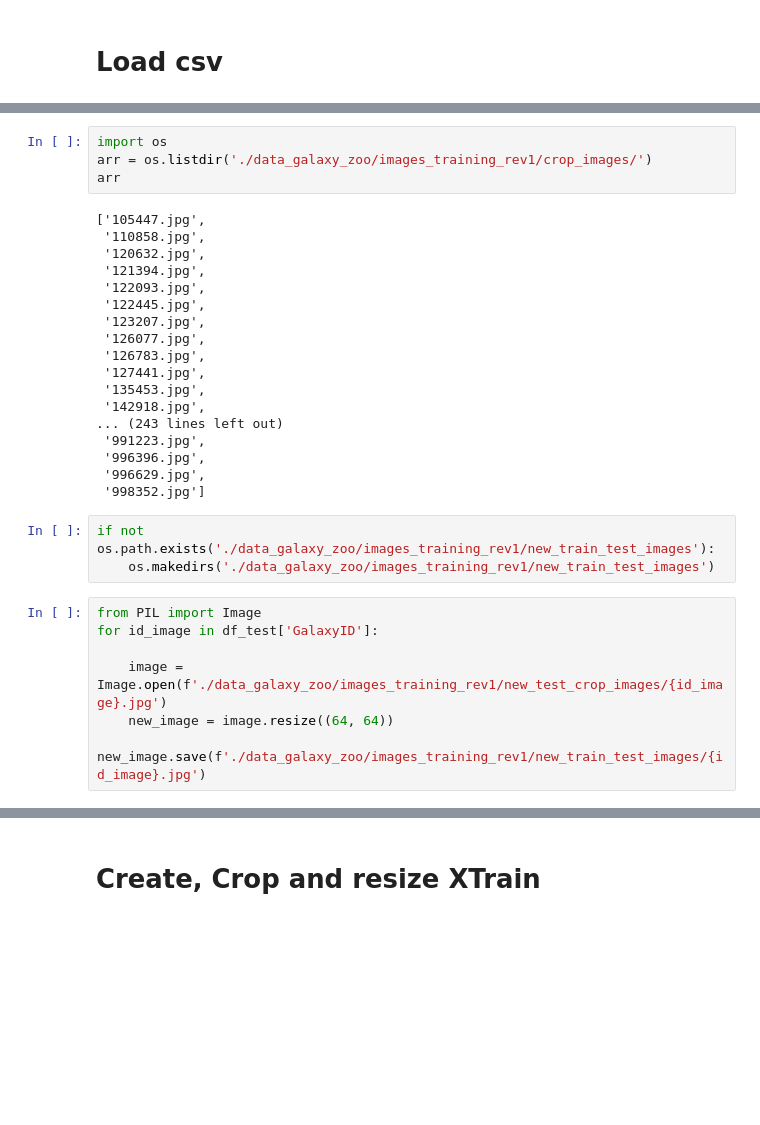
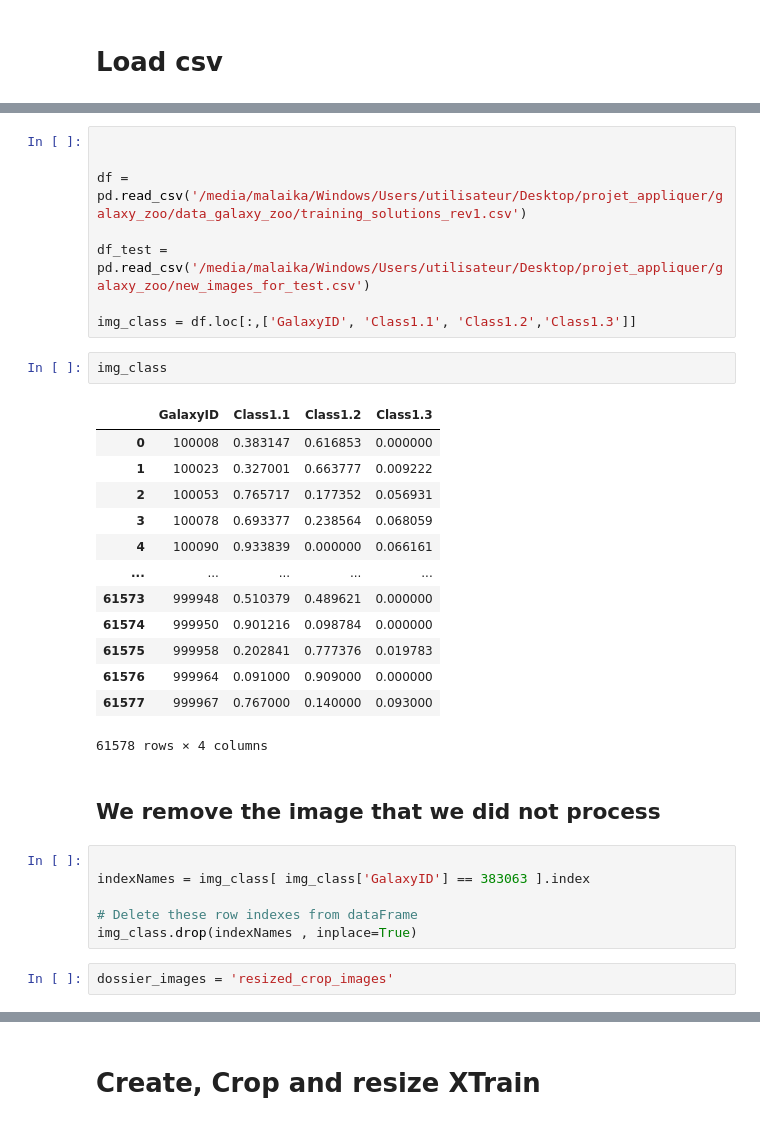
Before and after one commit to Simplon-IA-Bdx-1/galaxy-zoo, a Jupyter notebook: GalaxyZoo_CNN.ipynb, the cells around one changed output, grey strips where cells are left out. Drawn from its saved outputs; the diff is of its cells as text; blank space fills up the shorter version.

```diff
--- a/GalaxyZoo_CNN.ipynb
+++ b/GalaxyZoo_CNN.ipynb
@@ -11,32 +18,34 @@ df_test = pd.read_csv('new_images_for_test.csv')
-# %%
-import os
-arr = os.listdir('./data_galaxy_zoo/images_training_rev1/crop_images/')
-arr
-# %% [output]
-['105447.jpg',
- '110858.jpg',
- '120632.jpg',
- '121394.jpg',
- '122093.jpg',
- '122445.jpg',
- '123207.jpg',
- '126077.jpg',
- '126783.jpg',
- '127441.jpg',
- '135453.jpg',
- '142918.jpg',
-... (243 lines left out)
- '991223.jpg',
- '996396.jpg',
- '996629.jpg',
- '998352.jpg']
-# %%
-if not os.path.exists('./data_galaxy_zoo/images_training_rev1/new_train_test_images'):
-    os.makedirs('./data_galaxy_zoo/images_training_rev1/new_train_test_images')
-# %%
-from PIL import Image
-for id_image in df_test['GalaxyID']:
-
-    image = Image.open(f'./data_galaxy_zoo/images_training_rev1/new_test_crop_images/{id_image}.jpg')
-    new_image = image.resize((64, 64))
-    new_image.save(f'./data_galaxy_zoo/images_training_rev1/new_train_test_images/{id_image}.jpg')
+# %%
+
+
+df = pd.read_csv('/media/malaika/Windows/Users/utilisateur/Desktop/projet_appliquer/galaxy_zoo/data_galaxy_zoo/training_solutions_rev1.csv')
+
+df_test = pd.read_csv('/media/malaika/Windows/Users/utilisateur/Desktop/projet_appliquer/galaxy_zoo/new_images_for_test.csv')
+
+img_class = df.loc[:,['GalaxyID', 'Class1.1', 'Class1.2','Class1.3']]
+# %%
+img_class
+# %% [output]
+|  | GalaxyID | Class1.1 | Class1.2 | Class1.3 |
+| 0 | 100008 | 0.383147 | 0.616853 | 0.000000 |
+| 1 | 100023 | 0.327001 | 0.663777 | 0.009222 |
+| 2 | 100053 | 0.765717 | 0.177352 | 0.056931 |
+| 3 | 100078 | 0.693377 | 0.238564 | 0.068059 |
+| 4 | 100090 | 0.933839 | 0.000000 | 0.066161 |
+| ... | ... | ... | ... | ... |
+| 61573 | 999948 | 0.510379 | 0.489621 | 0.000000 |
+| 61574 | 999950 | 0.901216 | 0.098784 | 0.000000 |
+| 61575 | 999958 | 0.202841 | 0.777376 | 0.019783 |
+| 61576 | 999964 | 0.091000 | 0.909000 | 0.000000 |
+| 61577 | 999967 | 0.767000 | 0.140000 | 0.093000 |
+61578 rows × 4 columns
+# %% [markdown]
+## We remove the image that we did not process
+# %%
+
+indexNames = img_class[ img_class['GalaxyID'] == 383063 ].index
+
+# Delete these row indexes from dataFrame
+img_class.drop(indexNames , inplace=True)
+# %%
+dossier_images = 'resized_crop_images'
```
Also changed, not shown: parts of 39 cells of this notebook.
